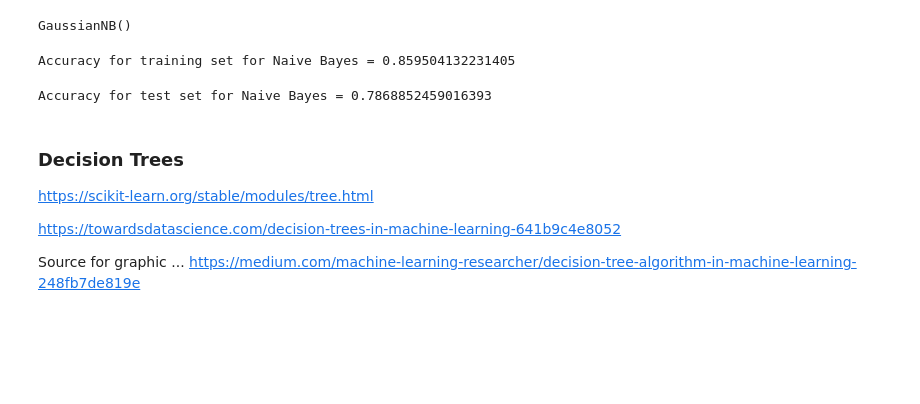
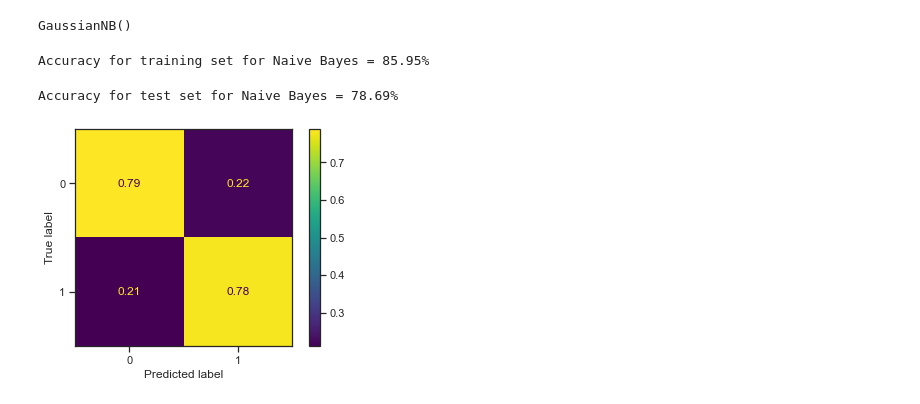
Before and after one commit to sinduff/MLS_Assign, a Jupyter notebook: Scikit-learn.ipynb, the cells around one changed output. Cells and saved outputs as stored; diff of their text form; code cells hidden in the pictures; blank space fills up the shorter version.

Commit message:
final review of scikit-learn notebook and inclusion of a conculusion section

```diff
--- a/Scikit-learn.ipynb
+++ b/Scikit-learn.ipynb
@@ -433,22 +515,38 @@ cm_test2 = confusion_matrix(y_pred2, y_Test2)
 # %%
 y_pred_train2 = gnbClf.predict(X_Train2)
 cm_train2 = confusion_matrix(y_pred_train2, y_Train2)
-# %%
-print('Accuracy for training set for Naive Bayes = {}'.format((cm_train2[0][0] + cm_train2[1][1])/len(y_Train2)))
-# %% [output]
-Accuracy for training set for Naive Bayes = 0.859504132231405
-# %%
-print('Accuracy for test set for Naive Bayes = {}'.format((cm_test2[0][0] + cm_test2[1][1])/len(y_Test2)))
-# %% [output]
-Accuracy for test set for Naive Bayes = 0.7868852459016393
-# %% [markdown]
-### Decision Trees
-
-https://scikit-learn.org/stable/modules/tree.html
-
-https://towardsdatascience.com/decision-trees-in-machine-learning-641b9c4e8052
-
-
-Source for graphic ...
-https://medium.com/machine-learning-researcher/decision-tree-algorithm-in-machine-learning-248fb7de819e
+# %%
+# print the Accuracy value of for test data
+# output is formatted in line with values take from the start of the 2d cm_Train array ,
+# and position 1 of the cm_Train array, divided by the length of the y_Train
+# Reference 5
+
+gnb_train = ((cm_train2[0][0] + cm_train2[1][1])/len(y_Train2))
+
+print('Accuracy for training set for Naive Bayes = {:.2%}'.format(gnb_train))
+# %% [output]
+Accuracy for training set for Naive Bayes = 85.95%
+# %%
+# print the Accuracy value of for test data
+# output is formatted in line with values take from the start of the 2d cm_Train array ,
+# and position 1 of the cm_Train array, divided by the length of the y_Train
+# Reference 5
+
+gnb_test = ((cm_test2[0][0] + cm_test2[1][1])/len(y_Test2))
+
+print('Accuracy for test set for Naive Bayes = {:.2%}'.format(gnb_test))
+# %% [output]
+Accuracy for test set for Naive Bayes = 78.69%
+# %%
+# display a plot  of the confusion matrix
+# the normalise field allows the results to be shown as a ratio of predicted / true or all values
+# Reference 23
+
+cm2 = confusion_matrix(y_Test2, y_pred2, normalize='pred')
+
+disp2 = ConfusionMatrixDisplay(confusion_matrix=cm2)
+disp2.plot()
+plt.show()
+# %% [output]
+[figure, added]
 # %% [markdown]
```
Also changed, not shown: parts of 32 cells of this notebook, 1 other file.
